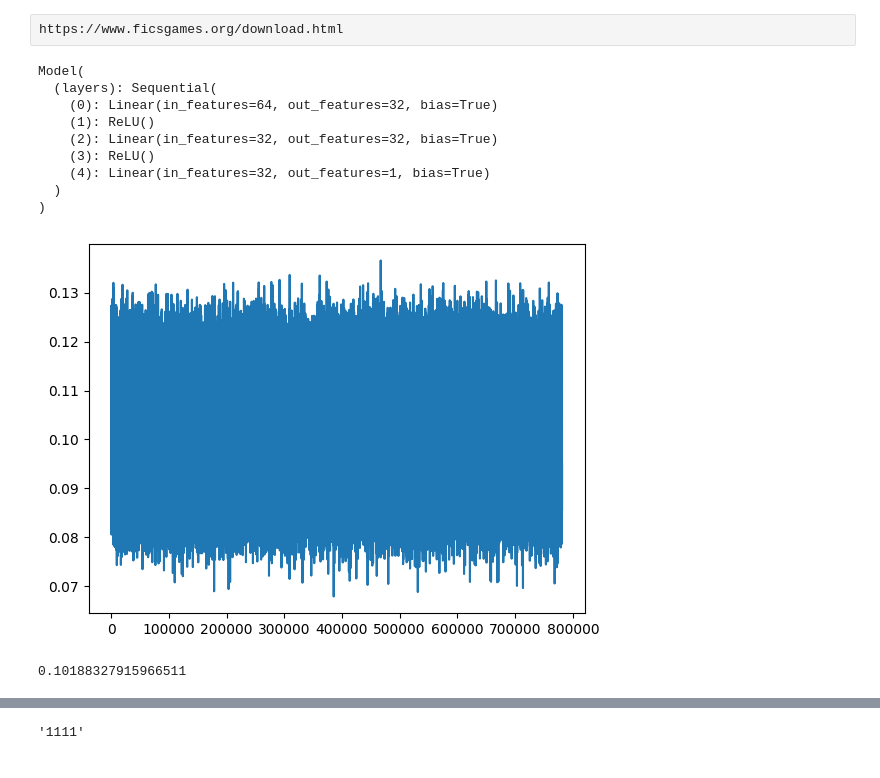
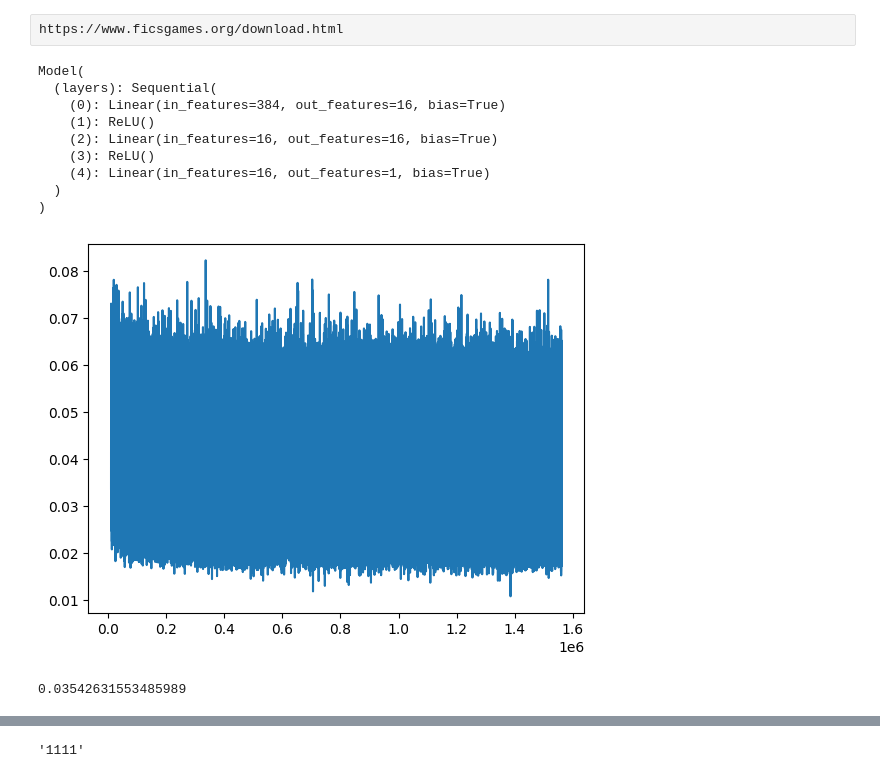
Before and after one commit to BradyWynn/chess, a Jupyter notebook: old.ipynb, the cells around one changed output, grey strips where cells are left out. Cells and saved outputs as stored; diff of their text form; code cells hidden in the pictures.

Commit message:
4bit quant on larger model close but inaccurate

```diff
--- a/old.ipynb
+++ b/old.ipynb
@@ -29,18 +29,18 @@ class Model(nn.Module):
     def forward(self, x):
         return self.layers(x)
 # %%
-model = Model()
-# model = torch.load("tiny.pt")
+# model = Model()
+model = torch.load("yw.pt")
 optimizer = torch.optim.Adam(model.parameters(), lr=1e-3)
 model.to(device)
 # %% [output]
 Model(
   (layers): Sequential(
-    (0): Linear(in_features=64, out_features=32, bias=True)
+    (0): Linear(in_features=384, out_features=16, bias=True)
     (1): ReLU()
-    (2): Linear(in_features=32, out_features=32, bias=True)
+    (2): Linear(in_features=16, out_features=16, bias=True)
     (3): ReLU()
-    (4): Linear(in_features=32, out_features=1, bias=True)
+    (4): Linear(in_features=16, out_features=1, bias=True)
   )
 )
 # %%
@@ -133,7 +133,7 @@ with open('johnZobrist.npy', 'wb') as f:
 losses = []
 # eval_losses = []
 
-bits = torch.from_numpy(np.load("johnZobrist.npy")).to(device)
+bits = torch.from_numpy(np.load("bits384.npy")).to(device)
 labels = torch.from_numpy(np.load("labels.npy")).to(device)
 
 # eval_examples = torch.from_numpy(np.load("eval_examples.npy")).to(device)
@@ -169,23 +169,23 @@ for epoch in range(n_epochs):
         loss.backward()
         optimizer.step()
 # %%
-start = 100
+start = 10000
 smooth = 1
 
 x = np.arange(len(losses)/smooth)
 y = torch.tensor(losses).view(smooth, -1).mean(0)
 plt.plot(x[start:], y[start:])
 
 # e_x = np.arange(0, (len(eval_losses)/smooth) * 100, 100)
 # e_y = torch.tensor(eval_losses).view(smooth, -1).mean(0)
 # plt.plot(e_x[int(start/100):], e_y[int(start/100):])
 
 # plt.ylim(0, 0.005)
 plt.show()
 # %% [output]
-[figure, old version]
+[figure, new version]
 # %%
 sum(losses[len(losses) - 100:]) / 100
 # %% [output]
-0.10188327915966511
+0.03542631553485989
 # %%
```
Also changed, not shown: parts of 9 cells of this notebook, 2 other files.
